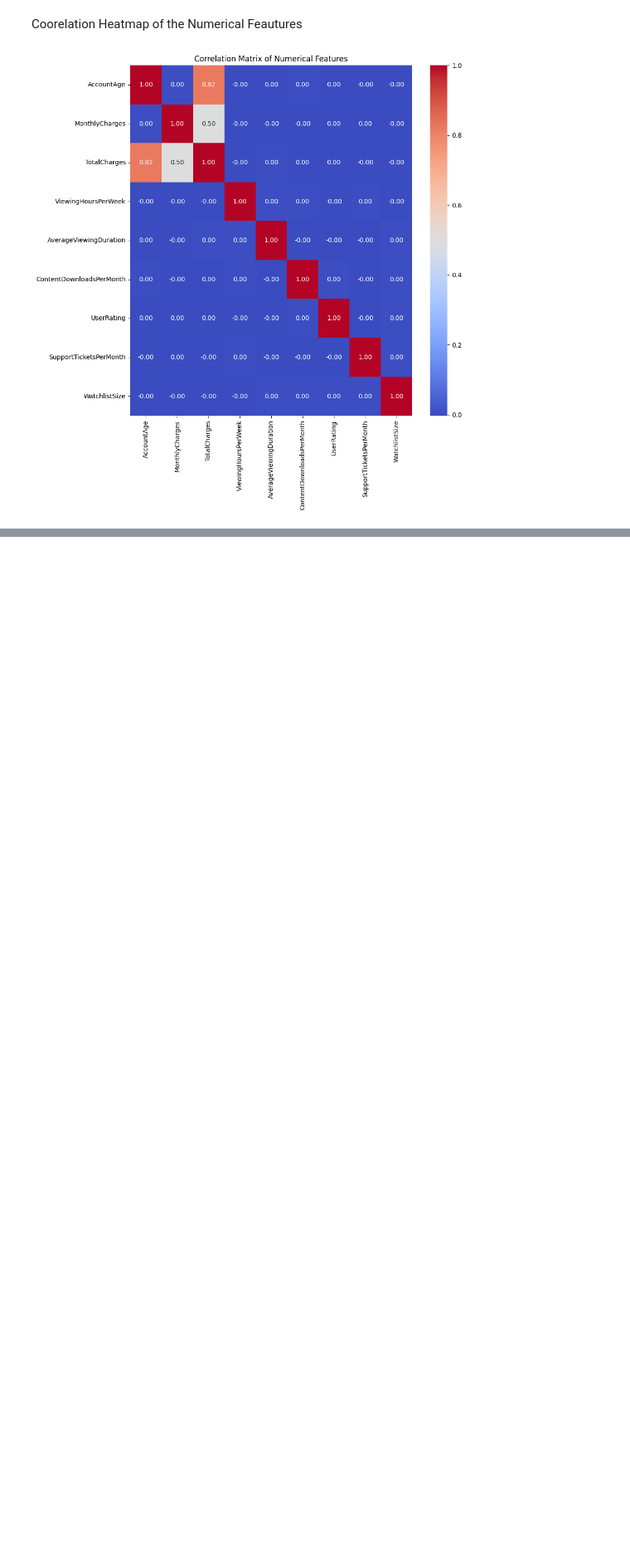
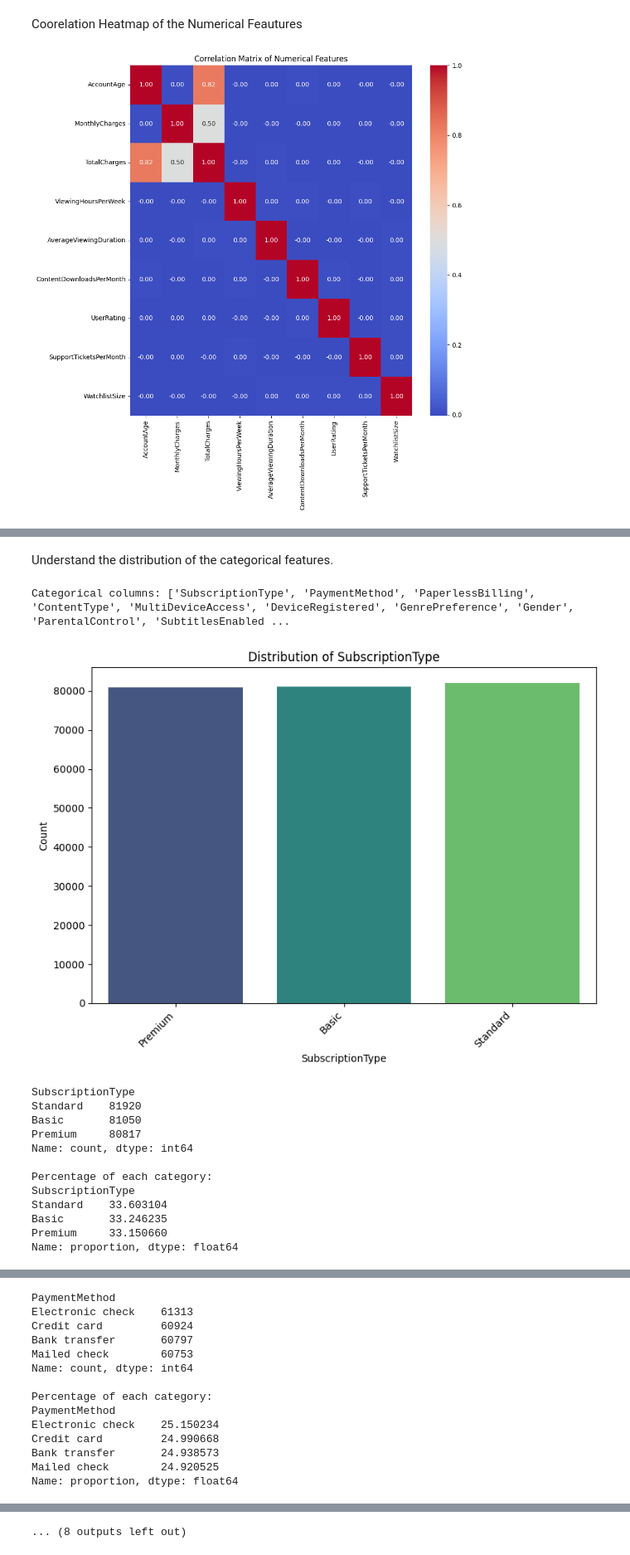
Before and after one commit to Vickayo04/Machine_Learning-Projects, a Jupyter notebook: ChurnPrediction_Challenge.ipynb, the cells around one changed output, grey strips where cells are left out. Shown at 83% size. Saved outputs shown, nothing was run; the diff lists cells and outputs as text; code cells hidden in the pictures; blank space fills up the shorter version.

```diff
--- a/ChurnPrediction_Challenge.ipynb
+++ b/ChurnPrediction_Challenge.ipynb
@@ -165,3 +165,7 @@ plt.title("Correlation Matrix of Numerical Features")
 plt.show()
 # %% [output]
 [figure]
+# %%
+# Re-loading the DataFrame and dropping 'CustomerID' to ensure df is defined
+df = pd.read_csv("/content/train.csv")
+df = df.drop(columns=['CustomerID'])
@@ -167,0 +183,42 @@ plt.show()
+# %% [markdown]
+Understand the distribution of the categorical features.
+# %%
+def plot_categorical_distribution(df, column_name):
+  plt.figure(figsize=(8, 6))
+  sns.countplot(data=df, x=column_name, hue=column_name, palette='viridis', legend=False)
+  plt.title(f'Distribution of {column_name}')
+  plt.xlabel(column_name)
+  plt.ylabel('Count')
+  plt.xticks(rotation=45, ha='right')
+  plt.tight_layout()
+  plt.show()
+
+  print(df[column_name].value_counts())
+  print('\nPercentage of each category:')
+  print(df[column_name].value_counts(normalize=True) * 100)
+# %%
+categorical_cols = df.select_dtypes(include='object').columns.tolist()
+# Exclude 'CustomerID' since it was dropped, but ensure it's not in the list just in case
+if 'CustomerID' in categorical_cols:
+    categorical_cols.remove('CustomerID')
+
+print(f"Categorical columns: {categorical_cols}")
+# %% [output]
+Categorical columns: ['SubscriptionType', 'PaymentMethod', 'PaperlessBilling', 'ContentType', 'MultiDeviceAccess', 'DeviceRegistered', 'GenrePreference', 'Gender', 'ParentalControl', 'SubtitlesEnabled ...
+# %%
+for col in categorical_cols:
+  plot_categorical_distribution(df, col)
+# %% [output]
+[figure, added]
+SubscriptionType
+Standard    81920
+Basic       81050
+Premium     80817
+Name: count, dtype: int64
+
+Percentage of each category:
+SubscriptionType
+Standard    33.603104
+Basic       33.246235
+Premium     33.150660
+Name: proportion, dtype: float64
@@ -167,0 +226,14 @@ plt.show()
+PaymentMethod
+Electronic check    61313
+Credit card         60924
+Bank transfer       60797
+Mailed check        60753
+Name: count, dtype: int64
+
+Percentage of each category:
+PaymentMethod
+Electronic check    25.150234
+Credit card         24.990668
+Bank transfer       24.938573
+Mailed check        24.920525
+Name: proportion, dtype: float64
@@ -167,0 +290 @@ plt.show()
+... (8 outputs left out)
```
Also changed, not shown: parts of 14 cells of this notebook.
